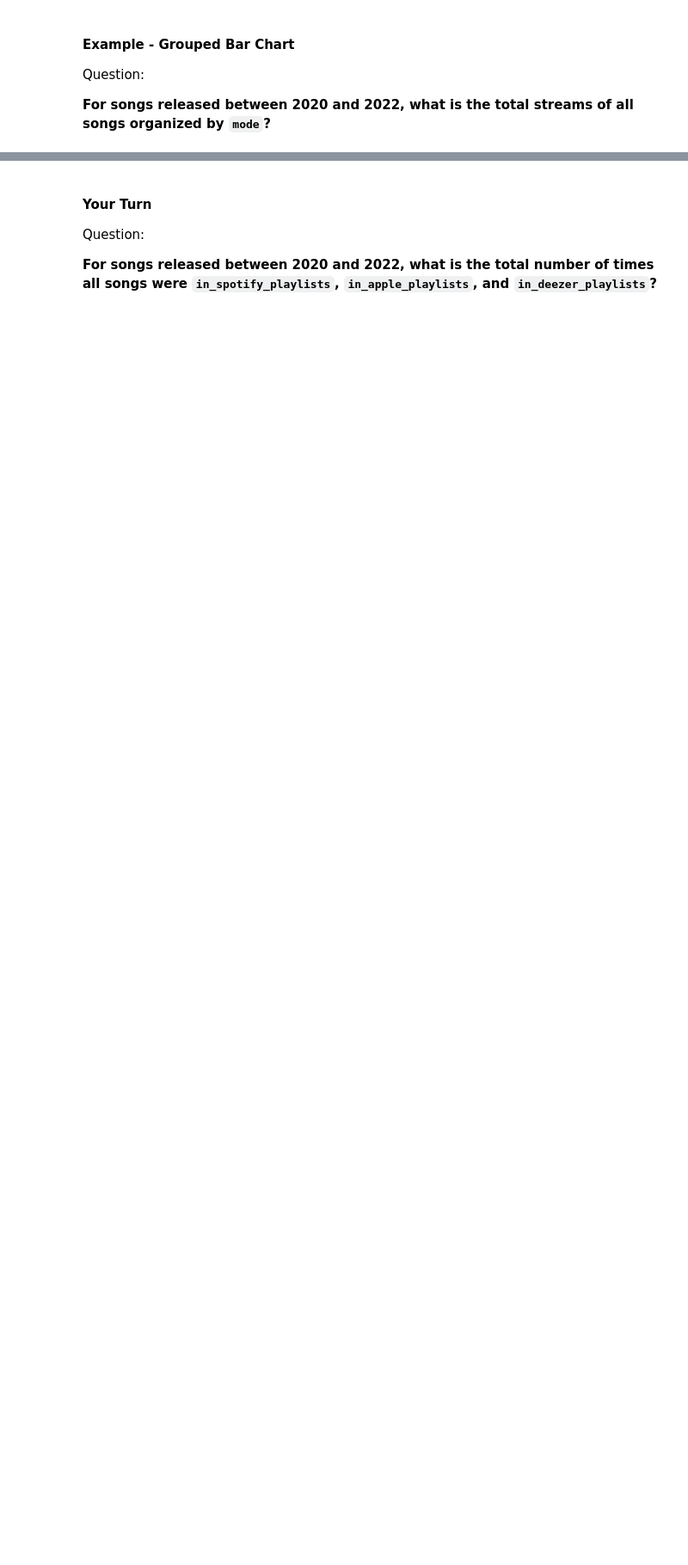
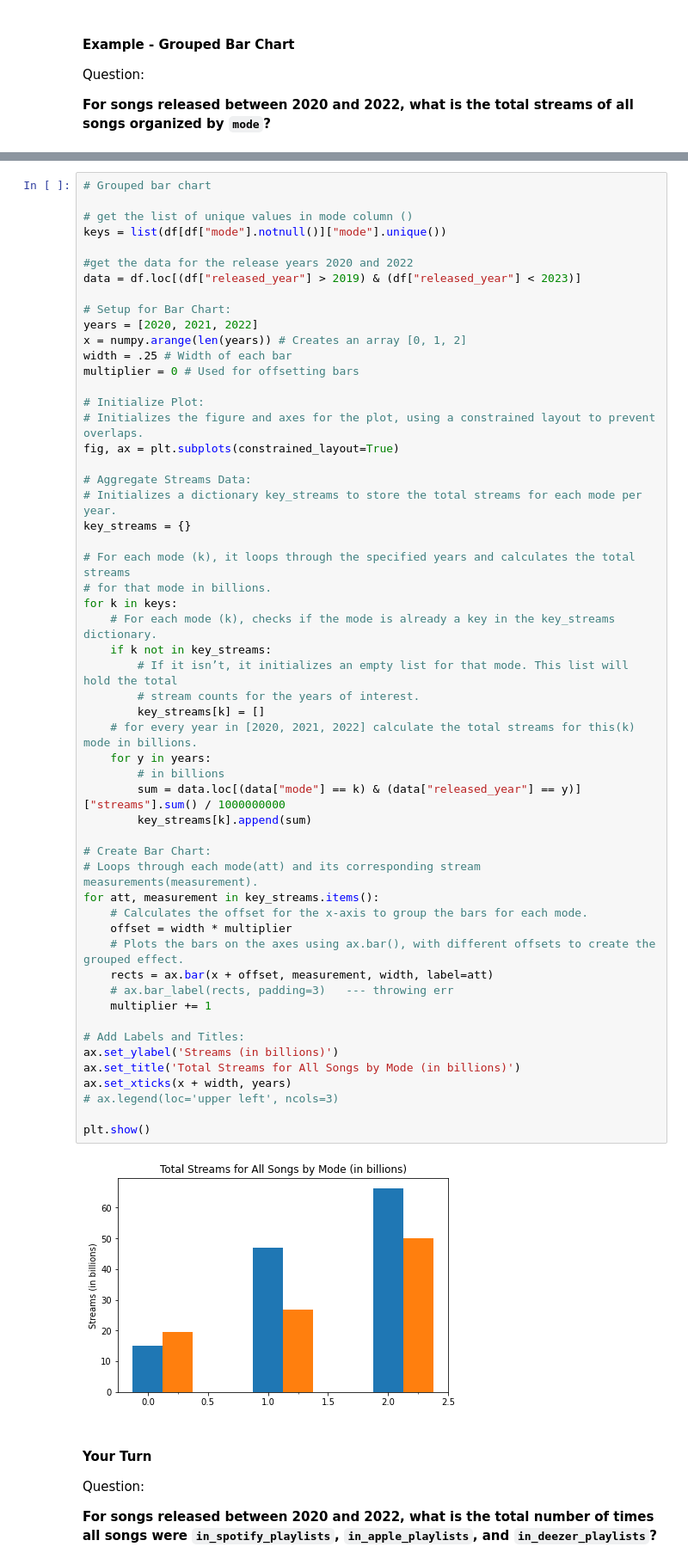
Before and after one commit to LSHAlluri/data-analysis-projects-class-19-and-20, a Jupyter notebook: class-19/exercises/data-viz-exercises.ipynb, the cells around one changed output, grey strips where cells are left out. Shown: that part at 86% size. Drawn from its saved outputs; the diff is of its cells as text; blank space fills up the shorter version.

Commit message:
data viz exercise

```diff
--- a/class-19/exercises/data-viz-exercises.ipynb
+++ b/class-19/exercises/data-viz-exercises.ipynb
@@ -356,3 +320,59 @@ plt.show()
+# %%
+# Grouped bar chart
+
+# get the list of unique values in mode column ()
+keys = list(df[df["mode"].notnull()]["mode"].unique())
+
+#get the data for the release years 2020 and 2022
+data = df.loc[(df["released_year"] > 2019) & (df["released_year"] < 2023)]
+
+# Setup for Bar Chart:
+years = [2020, 2021, 2022]
+x = numpy.arange(len(years)) # Creates an array [0, 1, 2]
+width = .25 # Width of each bar
+multiplier = 0 # Used for offsetting bars
+
+# Initialize Plot:
+# Initializes the figure and axes for the plot, using a constrained layout to prevent overlaps.
+fig, ax = plt.subplots(constrained_layout=True)
+
+# Aggregate Streams Data:
+# Initializes a dictionary key_streams to store the total streams for each mode per year.
+key_streams = {}
+
+# For each mode (k), it loops through the specified years and calculates the total streams
+# for that mode in billions.
+for k in keys:
+	# For each mode (k), checks if the mode is already a key in the key_streams dictionary.
+	if k not in key_streams:
+		# If it isn’t, it initializes an empty list for that mode. This list will hold the total
+		# stream counts for the years of interest.
+		key_streams[k] = []
+	# for every year in [2020, 2021, 2022] calculate the total streams for this(k) mode in billions.
+	for y in years:
+		# in billions
+		sum = data.loc[(data["mode"] == k) & (data["released_year"] == y)]["streams"].sum() / 1000000000
+		key_streams[k].append(sum)
+
+# Create Bar Chart:
+# Loops through each mode(att) and its corresponding stream measurements(measurement).
+for att, measurement in key_streams.items():
+	# Calculates the offset for the x-axis to group the bars for each mode.
+	offset = width * multiplier
+	# Plots the bars on the axes using ax.bar(), with different offsets to create the grouped effect.
+	rects = ax.bar(x + offset, measurement, width, label=att)
+	# ax.bar_label(rects, padding=3)   --- throwing err
+	multiplier += 1
+
+# Add Labels and Titles:
+ax.set_ylabel('Streams (in billions)')
+ax.set_title('Total Streams for All Songs by Mode (in billions)')
+ax.set_xticks(x + width, years)
+# ax.legend(loc='upper left', ncols=3)
+
+plt.show()
+# %% [output]
+[figure, added]
 # %% [markdown]
 #### Your Turn
 
```
Also changed, not shown: parts of 3 cells of this notebook.
